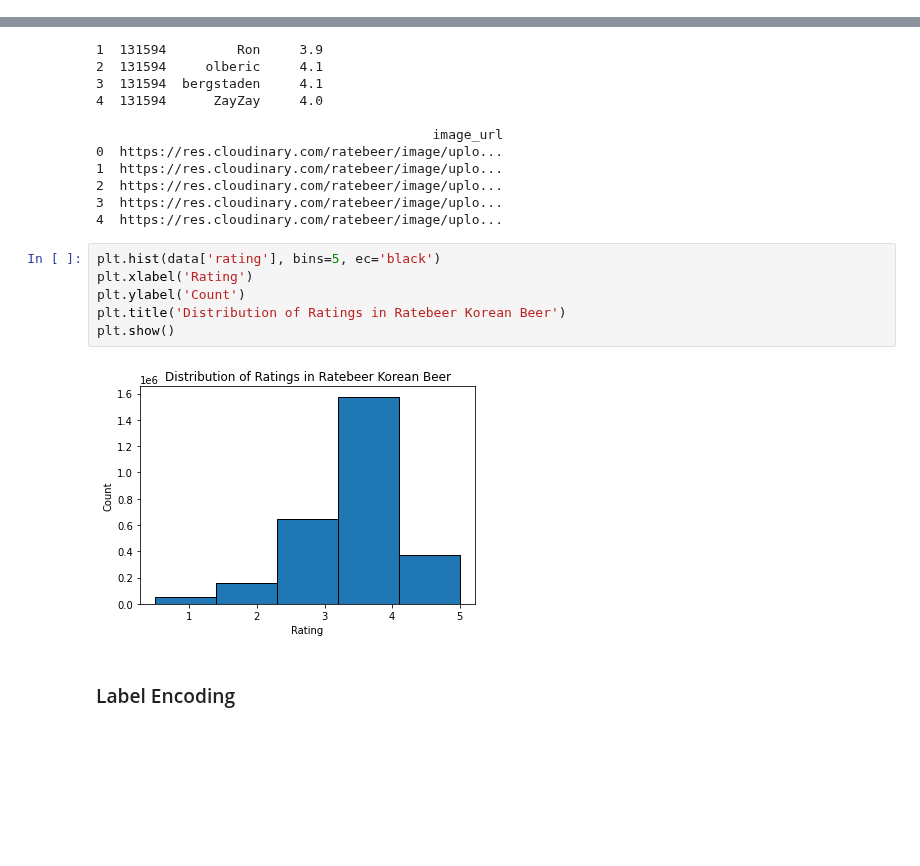
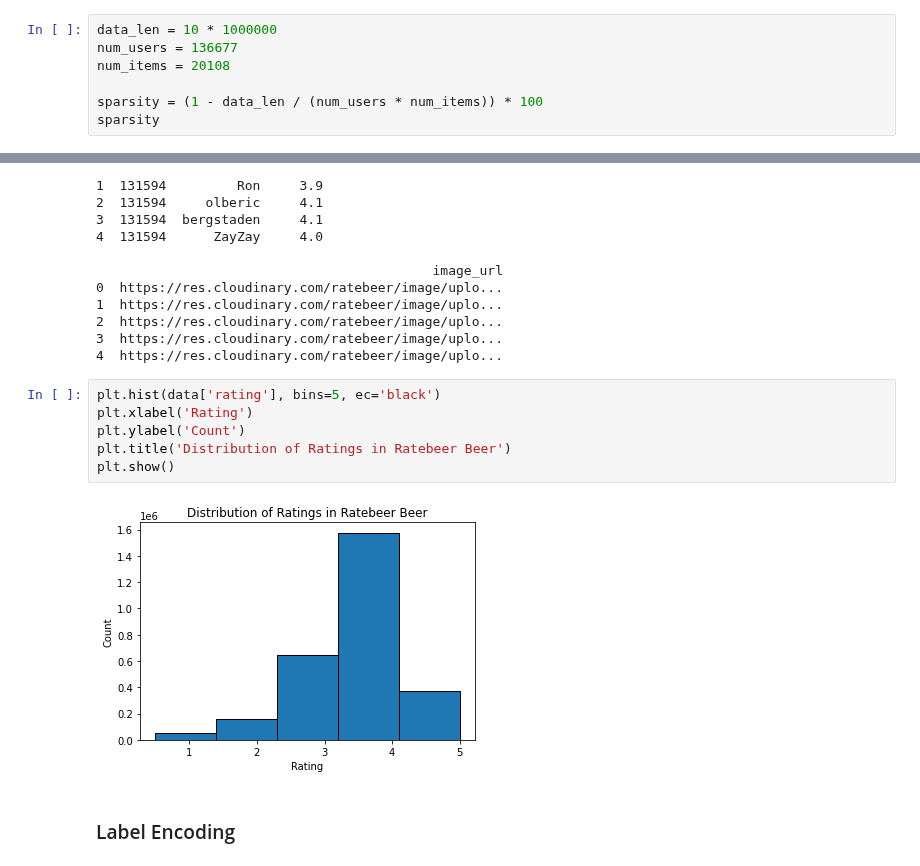
Before and after one commit to boostcampaitech3/final-project-level3-recsys-10, a Jupyter notebook: model/autorec_experiment_rmse.ipynb, the cells around one changed output, grey strips where cells are left out. Saved outputs shown, nothing was run; the diff lists cells and outputs as text; blank space fills up the shorter version.

Commit message:
[model/#29] Autorec with raw data code edit

```diff
--- a/model/autorec_experiment_rmse.ipynb
+++ b/model/autorec_experiment_rmse.ipynb
@@ -20,3 +20,10 @@ from sklearn.preprocessing import LabelEncoder
 
 import warnings
 warnings.filterwarnings(action='ignore')
+# %%
+data_len = 10 * 1000000
+num_users = 136677
+num_items = 20108
+
+sparsity = (1 - data_len / (num_users * num_items)) * 100
+sparsity
@@ -291,11 +300,11 @@ matrix sparsity: 0.977262
 # %%
 plt.hist(data['rating'], bins=5, ec='black')
 plt.xlabel('Rating')
 plt.ylabel('Count')
-plt.title('Distribution of Ratings in Ratebeer Korean Beer')
+plt.title('Distribution of Ratings in Ratebeer Beer')
 plt.show()
 # %% [output]
-[figure, old version]
+[figure, new version]
 # %% [markdown]
 ### Label Encoding
 # %%
```
Also changed, not shown: parts of 1 cell of this notebook.
